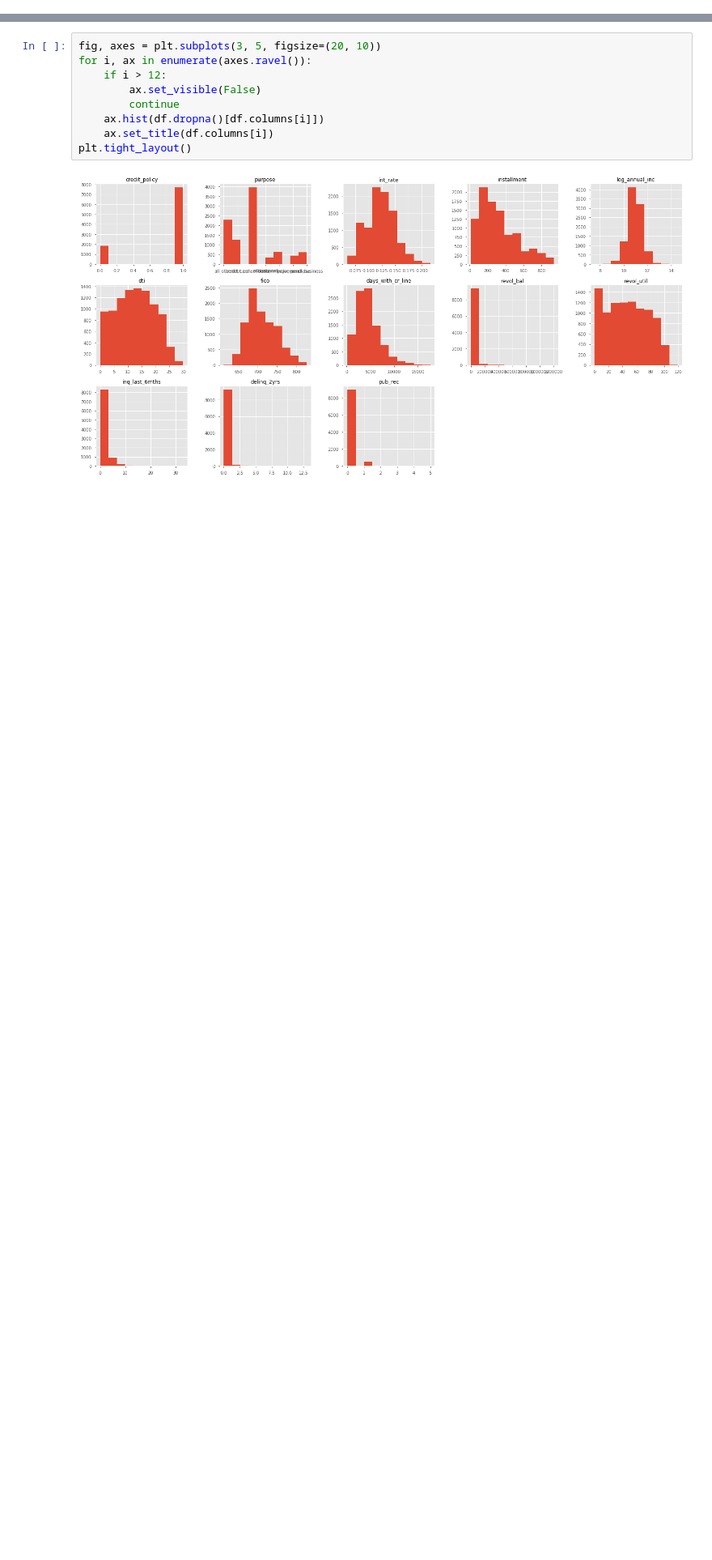
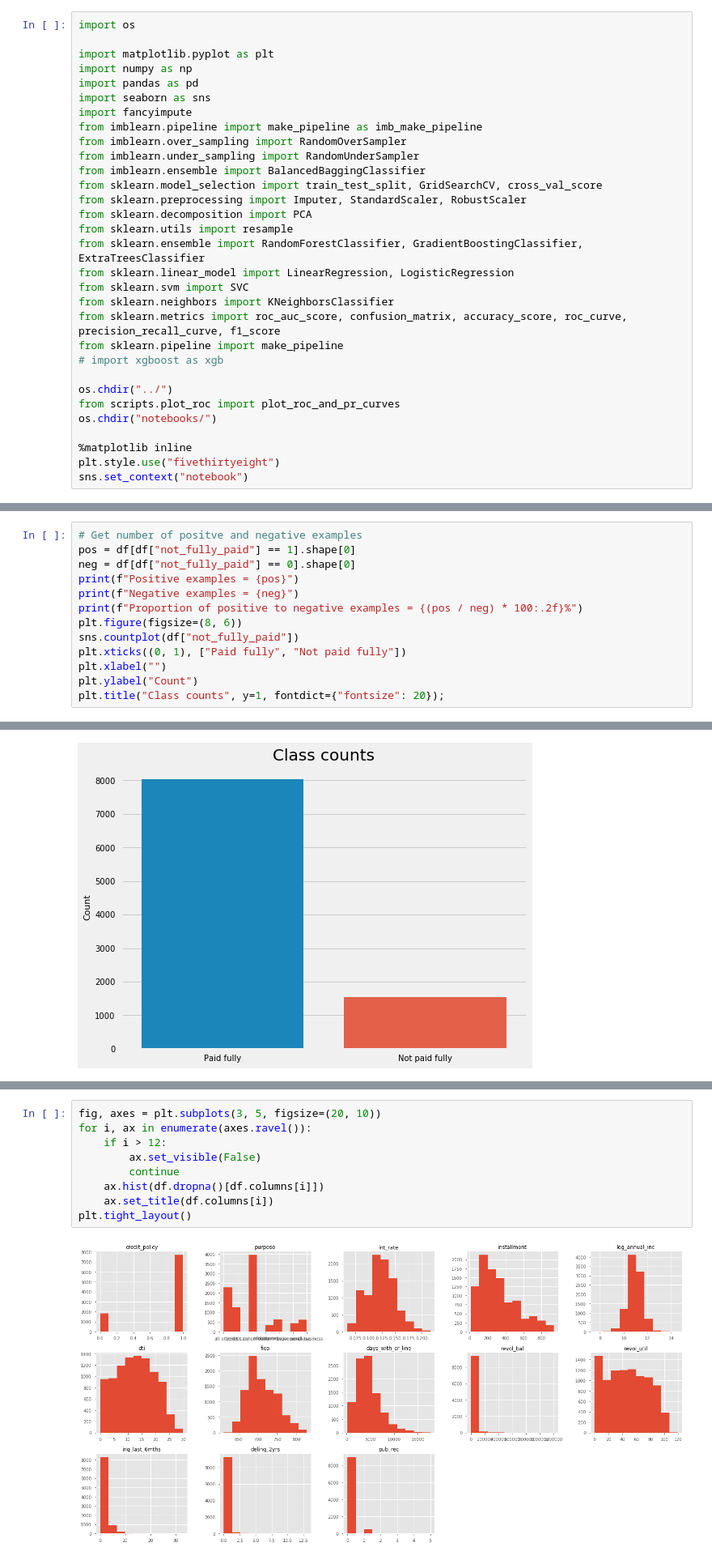
Before and after one commit to ImadDabbura/blog-posts, a Jupyter notebook: notebooks/Predicting-Loan-Repayment.ipynb, the cells around one changed output, grey strips where cells are left out. Shown: that part at 81% size. Saved outputs shown, nothing was run; the diff lists cells and outputs as text; blank space fills up the shorter version.

```diff
--- a/notebooks/Predicting-Loan-Repayment.ipynb
+++ b/notebooks/Predicting-Loan-Repayment.ipynb
@@ -7,0 +40,31 @@ Predicting Loan Repayment</h1><br>
+# %%
+import os
+
+import matplotlib.pyplot as plt
+import numpy as np
+import pandas as pd
+import seaborn as sns
+import fancyimpute
+from imblearn.pipeline import make_pipeline as imb_make_pipeline
+from imblearn.over_sampling import RandomOverSampler
+from imblearn.under_sampling import RandomUnderSampler
+from imblearn.ensemble import BalancedBaggingClassifier
+from sklearn.model_selection import train_test_split, GridSearchCV, cross_val_score
+from sklearn.preprocessing import Imputer, StandardScaler, RobustScaler
+from sklearn.decomposition import PCA
+from sklearn.utils import resample
+from sklearn.ensemble import RandomForestClassifier, GradientBoostingClassifier, ExtraTreesClassifier
+from sklearn.linear_model import LinearRegression, LogisticRegression
+from sklearn.svm import SVC
+from sklearn.neighbors import KNeighborsClassifier
+from sklearn.metrics import roc_auc_score, confusion_matrix, accuracy_score, roc_curve, precision_recall_curve, f1_score
+from sklearn.pipeline import make_pipeline
+# import xgboost as xgb
+
+os.chdir("../")
+from scripts.plot_roc import plot_roc_and_pr_curves
+os.chdir("notebooks/")
+
+%matplotlib inline
+plt.style.use("fivethirtyeight")
+sns.set_context("notebook")
@@ -7,0 +107,14 @@ Predicting Loan Repayment</h1><br>
+# %%
+# Get number of positve and negative examples
+pos = df[df["not_fully_paid"] == 1].shape[0]
+neg = df[df["not_fully_paid"] == 0].shape[0]
+print(f"Positive examples = {pos}")
+print(f"Negative examples = {neg}")
+print(f"Proportion of positive to negative examples = {(pos / neg) * 100:.2f}%")
+plt.figure(figsize=(8, 6))
+sns.countplot(df["not_fully_paid"])
+plt.xticks((0, 1), ["Paid fully", "Not paid fully"])
+plt.xlabel("")
+plt.ylabel("Count")
+plt.title("Class counts", y=1, fontdict={"fontsize": 20});
+# %% [output]
@@ -7,0 +124 @@ Predicting Loan Repayment</h1><br>
+[figure, added]
```
Also changed, not shown: parts of 34 cells of this notebook.
